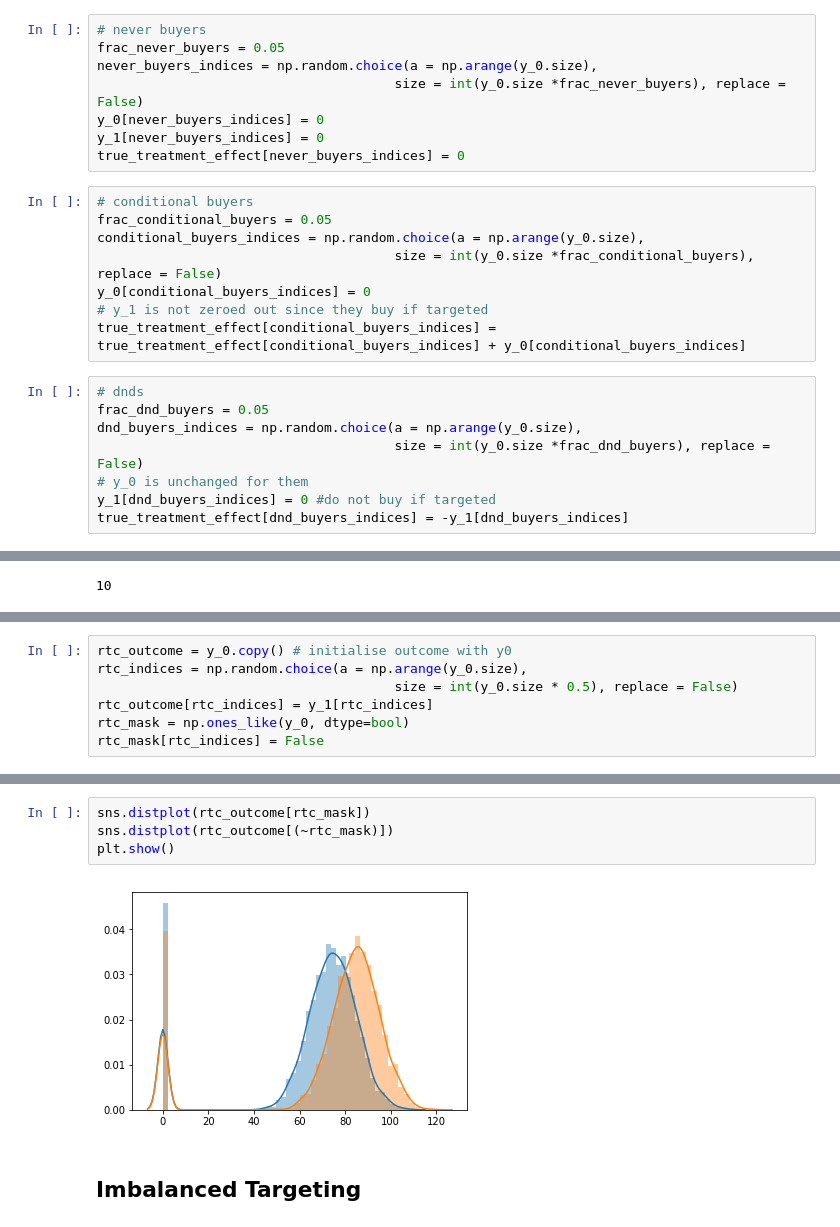
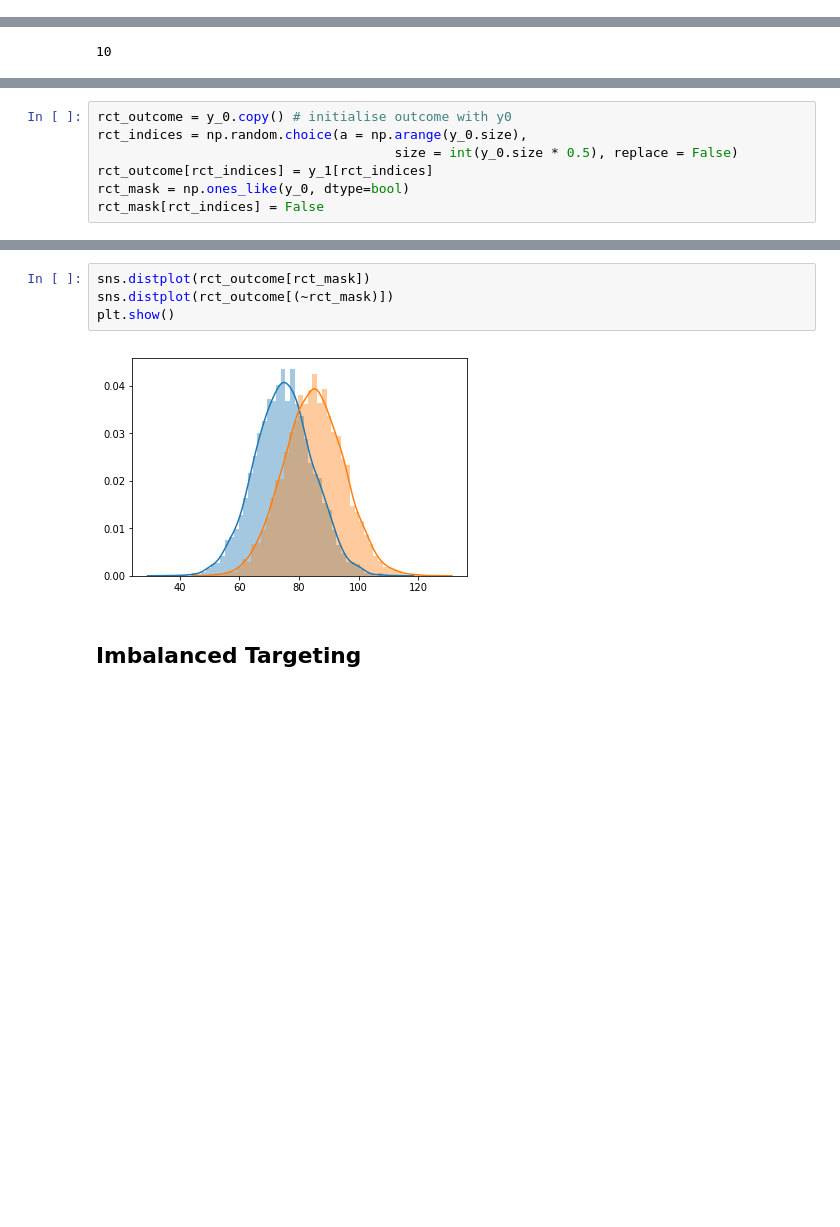
Before and after one commit to ANGELMAN-J/Applied-Predictive-Analytics-SS19, a Jupyter notebook: APA Basic Data Sim.ipynb, the cells around one changed output, grey strips where cells are left out. Drawn from its saved outputs; the diff is of its cells as text; blank space fills up the shorter version.

```diff
--- a/APA Basic Data Sim.ipynb
+++ b/APA Basic Data Sim.ipynb
@@ -44,26 +44,2 @@ plt.show()
 # %% [markdown]
 ## Add Never Buyers, conditional buyers, and do not disturbs
-# %%
-# never buyers
-frac_never_buyers = 0.05
-never_buyers_indices = np.random.choice(a = np.arange(y_0.size),
-                                      size = int(y_0.size *frac_never_buyers), replace = False)
-y_0[never_buyers_indices] = 0
-y_1[never_buyers_indices] = 0
-true_treatment_effect[never_buyers_indices] = 0
-# %%
-# conditional buyers
-frac_conditional_buyers = 0.05
-conditional_buyers_indices = np.random.choice(a = np.arange(y_0.size),
-                                      size = int(y_0.size *frac_conditional_buyers), replace = False)
-y_0[conditional_buyers_indices] = 0
-# y_1 is not zeroed out since they buy if targeted
-true_treatment_effect[conditional_buyers_indices] = true_treatment_effect[conditional_buyers_indices] + y_0[conditional_buyers_indices]
-# %%
-# dnds
-frac_dnd_buyers = 0.05
-dnd_buyers_indices = np.random.choice(a = np.arange(y_0.size),
-                                      size = int(y_0.size *frac_dnd_buyers), replace = False)
-# y_0 is unchanged for them
-y_1[dnd_buyers_indices] = 0 #do not buy if targeted
-true_treatment_effect[dnd_buyers_indices] = -y_1[dnd_buyers_indices]
@@ -100,9 +98,9 @@ true_treatment_effect_mean
 # %%
-rtc_outcome = y_0.copy() # initialise outcome with y0
-rtc_indices = np.random.choice(a = np.arange(y_0.size),
+rct_outcome = y_0.copy() # initialise outcome with y0
+rct_indices = np.random.choice(a = np.arange(y_0.size),
                                       size = int(y_0.size * 0.5), replace = False)
-rtc_outcome[rtc_indices] = y_1[rtc_indices]
-rtc_mask = np.ones_like(y_0, dtype=bool)
-rtc_mask[rtc_indices] = False
+rct_outcome[rct_indices] = y_1[rct_indices]
+rct_mask = np.ones_like(y_0, dtype=bool)
+rct_mask[rct_indices] = False
 # %%
 #outcome
@@ -127,9 +125,9 @@ plt.show()
 # %%
-sns.distplot(rtc_outcome[rtc_mask])
-sns.distplot(rtc_outcome[(~rtc_mask)])
+sns.distplot(rct_outcome[rct_mask])
+sns.distplot(rct_outcome[(~rct_mask)])
 plt.show()
 # %% [output]
-[figure, old version]
+[figure, new version]
 # %% [markdown]
 ## Imbalanced Targeting
 # %%
```
Also changed, not shown: parts of 32 cells of this notebook.
